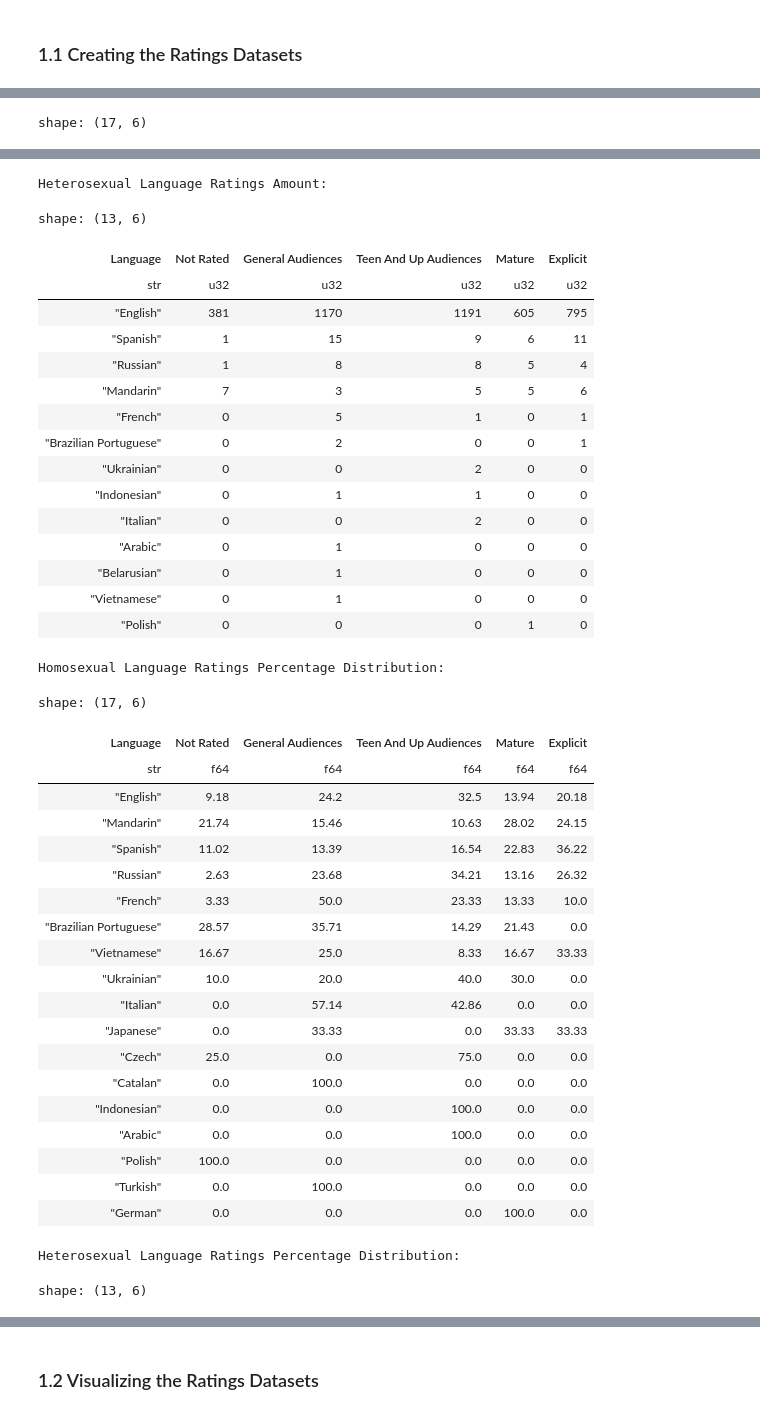
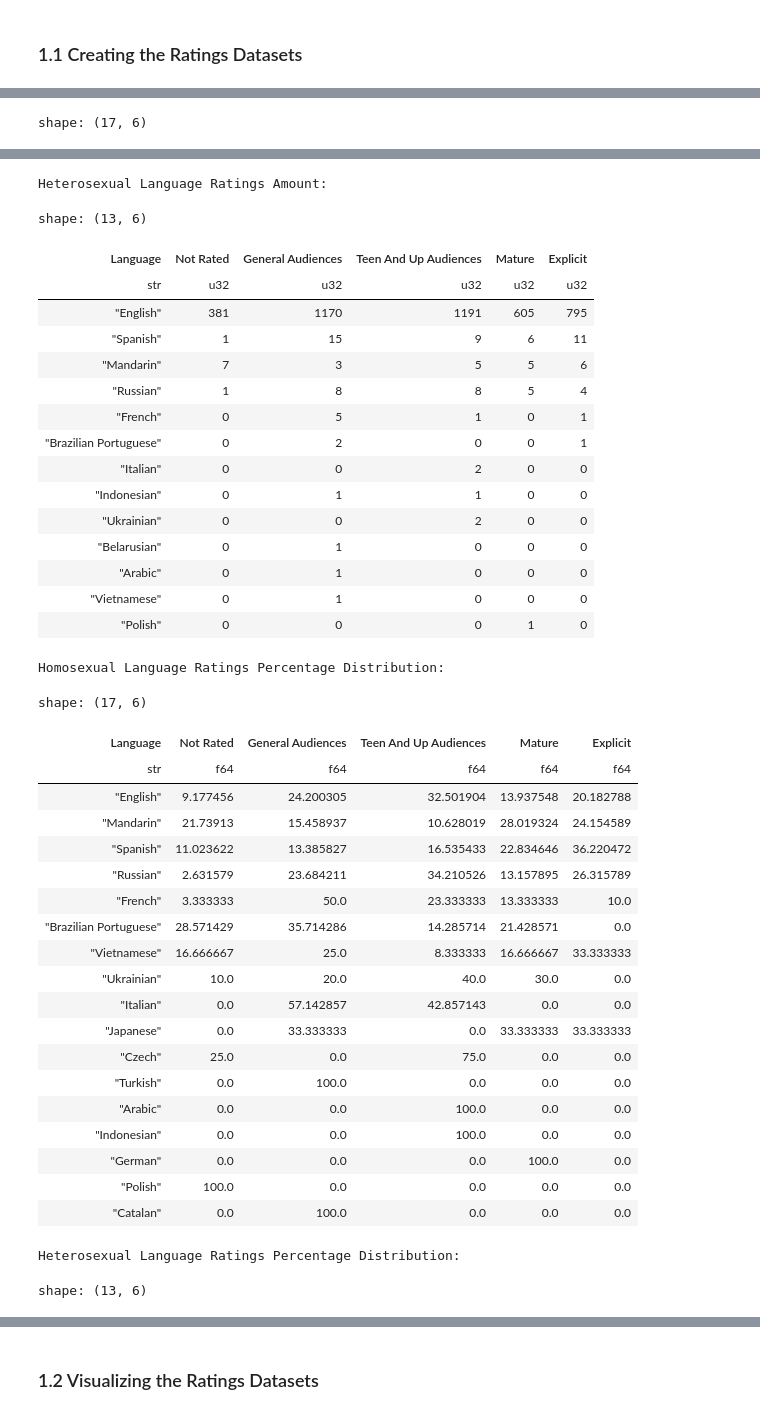
Before and after one commit to Cameron-Meinsma/ma_dh_thesis_v2, a Jupyter notebook: sub_rq_3_language.ipynb, the cells around one changed output, grey strips where cells are left out. Cells and saved outputs as stored; diff of their text form; code cells hidden in the pictures.

```diff
--- a/sub_rq_3_language.ipynb
+++ b/sub_rq_3_language.ipynb
@@ -159,15 +160,11 @@ df_fm_languages_ratings.show(13)
 
 # Calculate the Ratings percentage distribution per language
 df_ff_mm_languages_percentages_ratings = df_ff_mm_languages_ratings.with_columns(
-    (pl.col("Not Rated") / pl.sum_horizontal(pl.exclude("Language")) * 100).alias("Not Rated"),
-    (pl.col("General Audiences") / pl.sum_horizontal(pl.exclude("Language")) * 100).alias("General Audiences"),
-    (pl.col("Teen And Up Audiences") / pl.sum_horizontal(pl.exclude("Language")) * 100).alias("Teen And Up Audiences"), (pl.col("Mature") / pl.sum_horizontal(pl.exclude("Language")) * 100).alias("Mature"),
-    (pl.col("Explicit") / pl.sum_horizontal(pl.exclude("Language")) * 100).alias("Explicit")).with_columns(pl.exclude("Language").round(2)) # Filtered by F/F + M/M
+    (pl.col("Not Rated") / pl.sum_horizontal(pl.exclude("Language")) * 100).alias("Not Rated"), (pl.col("General Audiences") / pl.sum_horizontal(pl.exclude("Language")) * 100).alias("General Audiences"), (pl.col("Teen And Up Audiences") / pl.sum_horizontal(pl.exclude("Language")) * 100).alias("Teen And Up Audiences"), (pl.col("Mature") / pl.sum_horizontal(pl.exclude("Language")) * 100).alias("Mature"), (pl.col("Explicit") / pl.sum_horizontal(pl.exclude("Language")) * 100).alias("Explicit")
+).with_columns(pl.exclude("Language")) # Filtered by F/F + M/M
 df_fm_languages_percentages_ratings = df_fm_languages_ratings.with_columns(
-    (pl.col("Not Rated") / pl.sum_horizontal(pl.exclude("Language")) * 100).alias("Not Rated"),
-    (pl.col("General Audiences") / pl.sum_horizontal(pl.exclude("Language")) * 100).alias("General Audiences"),
-    (pl.col("Teen And Up Audiences") / pl.sum_horizontal(pl.exclude("Language")) * 100).alias("Teen And Up Audiences"), (pl.col("Mature") / pl.sum_horizontal(pl.exclude("Language")) * 100).alias("Mature"),
-    (pl.col("Explicit") / pl.sum_horizontal(pl.exclude("Language")) * 100).alias("Explicit")).with_columns(pl.exclude("Language").round(2)) # Filtered by F/M
+     (pl.col("Not Rated") / pl.sum_horizontal(pl.exclude("Language")) * 100).alias("Not Rated"), (pl.col("General Audiences") / pl.sum_horizontal(pl.exclude("Language")) * 100).alias("General Audiences"), (pl.col("Teen And Up Audiences") / pl.sum_horizontal(pl.exclude("Language")) * 100).alias("Teen And Up Audiences"), (pl.col("Mature") / pl.sum_horizontal(pl.exclude("Language")) * 100).alias("Mature"), (pl.col("Explicit") / pl.sum_horizontal(pl.exclude("Language")) * 100).alias("Explicit")).with_columns(pl.exclude("Language")
+) # Filtered by F/M
 
 print("Homosexual Language Ratings Percentage Distribution:")
 df_ff_mm_languages_percentages_ratings.show(17)
@@ -198,41 +195,41 @@ shape: (17, 6)
 Heterosexual Language Ratings Amount:
 shape: (13, 6)
 | Language | Not Rated | General Audiences | Teen And Up Audiences | Mature | Explicit |
 | str | u32 | u32 | u32 | u32 | u32 |
 | "English" | 381 | 1170 | 1191 | 605 | 795 |
 | "Spanish" | 1 | 15 | 9 | 6 | 11 |
+| "Mandarin" | 7 | 3 | 5 | 5 | 6 |
 | "Russian" | 1 | 8 | 8 | 5 | 4 |
-| "Mandarin" | 7 | 3 | 5 | 5 | 6 |
 | "French" | 0 | 5 | 1 | 0 | 1 |
 | "Brazilian Portuguese" | 0 | 2 | 0 | 0 | 1 |
+| "Italian" | 0 | 0 | 2 | 0 | 0 |
+| "Indonesian" | 0 | 1 | 1 | 0 | 0 |
 | "Ukrainian" | 0 | 0 | 2 | 0 | 0 |
-| "Indonesian" | 0 | 1 | 1 | 0 | 0 |
-| "Italian" | 0 | 0 | 2 | 0 | 0 |
+| "Belarusian" | 0 | 1 | 0 | 0 | 0 |
 | "Arabic" | 0 | 1 | 0 | 0 | 0 |
-| "Belarusian" | 0 | 1 | 0 | 0 | 0 |
 | "Vietnamese" | 0 | 1 | 0 | 0 | 0 |
 | "Polish" | 0 | 0 | 0 | 1 | 0 |
 Homosexual Language Ratings Percentage Distribution:
 shape: (17, 6)
 | Language | Not Rated | General Audiences | Teen And Up Audiences | Mature | Explicit |
 | str | f64 | f64 | f64 | f64 | f64 |
-| "English" | 9.18 | 24.2 | 32.5 | 13.94 | 20.18 |
-| "Mandarin" | 21.74 | 15.46 | 10.63 | 28.02 | 24.15 |
-| "Spanish" | 11.02 | 13.39 | 16.54 | 22.83 | 36.22 |
-| "Russian" | 2.63 | 23.68 | 34.21 | 13.16 | 26.32 |
-| "French" | 3.33 | 50.0 | 23.33 | 13.33 | 10.0 |
-| "Brazilian Portuguese" | 28.57 | 35.71 | 14.29 | 21.43 | 0.0 |
-| "Vietnamese" | 16.67 | 25.0 | 8.33 | 16.67 | 33.33 |
+| "English" | 9.177456 | 24.200305 | 32.501904 | 13.937548 | 20.182788 |
+| "Mandarin" | 21.73913 | 15.458937 | 10.628019 | 28.019324 | 24.154589 |
+| "Spanish" | 11.023622 | 13.385827 | 16.535433 | 22.834646 | 36.220472 |
+| "Russian" | 2.631579 | 23.684211 | 34.210526 | 13.157895 | 26.315789 |
+| "French" | 3.333333 | 50.0 | 23.333333 | 13.333333 | 10.0 |
+| "Brazilian Portuguese" | 28.571429 | 35.714286 | 14.285714 | 21.428571 | 0.0 |
+| "Vietnamese" | 16.666667 | 25.0 | 8.333333 | 16.666667 | 33.333333 |
 | "Ukrainian" | 10.0 | 20.0 | 40.0 | 30.0 | 0.0 |
-| "Italian" | 0.0 | 57.14 | 42.86 | 0.0 | 0.0 |
-| "Japanese" | 0.0 | 33.33 | 0.0 | 33.33 | 33.33 |
+| "Italian" | 0.0 | 57.142857 | 42.857143 | 0.0 | 0.0 |
+| "Japanese" | 0.0 | 33.333333 | 0.0 | 33.333333 | 33.333333 |
 | "Czech" | 25.0 | 0.0 | 75.0 | 0.0 | 0.0 |
+| "Turkish" | 0.0 | 100.0 | 0.0 | 0.0 | 0.0 |
+| "Arabic" | 0.0 | 0.0 | 100.0 | 0.0 | 0.0 |
+| "Indonesian" | 0.0 | 0.0 | 100.0 | 0.0 | 0.0 |
+| "German" | 0.0 | 0.0 | 0.0 | 100.0 | 0.0 |
+| "Polish" | 100.0 | 0.0 | 0.0 | 0.0 | 0.0 |
 | "Catalan" | 0.0 | 100.0 | 0.0 | 0.0 | 0.0 |
-| "Indonesian" | 0.0 | 0.0 | 100.0 | 0.0 | 0.0 |
-| "Arabic" | 0.0 | 0.0 | 100.0 | 0.0 | 0.0 |
-| "Polish" | 100.0 | 0.0 | 0.0 | 0.0 | 0.0 |
-| "Turkish" | 0.0 | 100.0 | 0.0 | 0.0 | 0.0 |
-| "German" | 0.0 | 0.0 | 0.0 | 100.0 | 0.0 |
 Heterosexual Language Ratings Percentage Distribution:
 shape: (13, 6)
 | Language | Not Rated | General Audiences | Teen And Up Audiences | Mature | Explicit |
```
Also changed, not shown: parts of 7 cells of this notebook, 1 other file.
